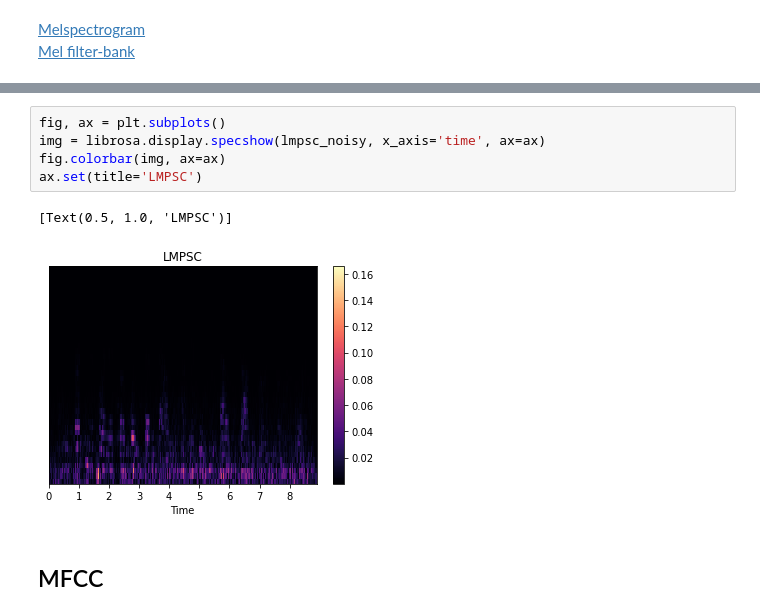
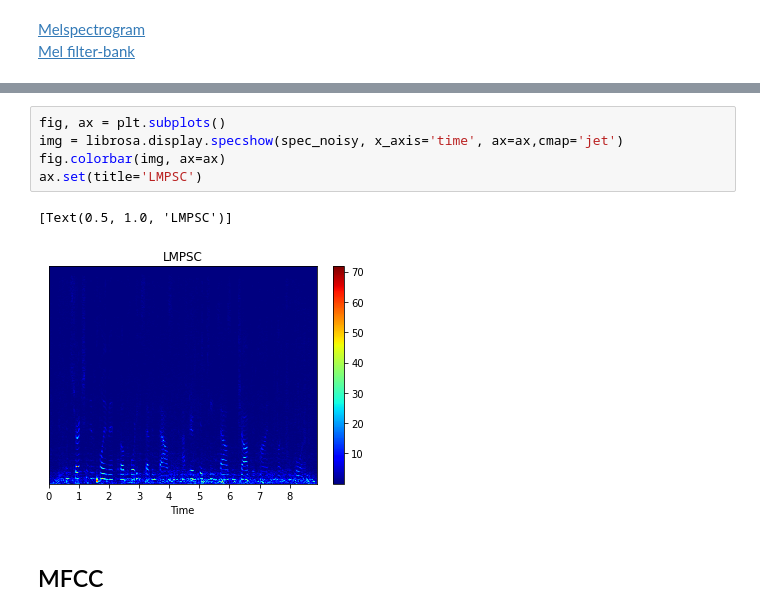
Before and after one commit to kooBH/MCSE, a Jupyter notebook: feature/prac_feature_extraction.ipynb, the cells around one changed output, grey strips where cells are left out. Drawn from its saved outputs; the diff is of its cells as text.

```diff
--- a/feature/prac_feature_extraction.ipynb
+++ b/feature/prac_feature_extraction.ipynb
@@ -108,11 +123,11 @@ lmpsc_noise = librosa.feature.melspectrogram( S=spec_noise, n_fft=fft_size, hop_
 # %%
 fig, ax = plt.subplots()
-img = librosa.display.specshow(lmpsc_noisy, x_axis='time', ax=ax)
+img = librosa.display.specshow(spec_noisy, x_axis='time', ax=ax,cmap='jet')
 fig.colorbar(img, ax=ax)
 ax.set(title='LMPSC')
 # %% [output]
 [Text(0.5, 1.0, 'LMPSC')]
-[figure, old version]
+[figure, new version]
 # %% [markdown]
 ## MFCC
 # %%
```
Also changed, not shown: parts of 6 cells of this notebook, 2 other files.
